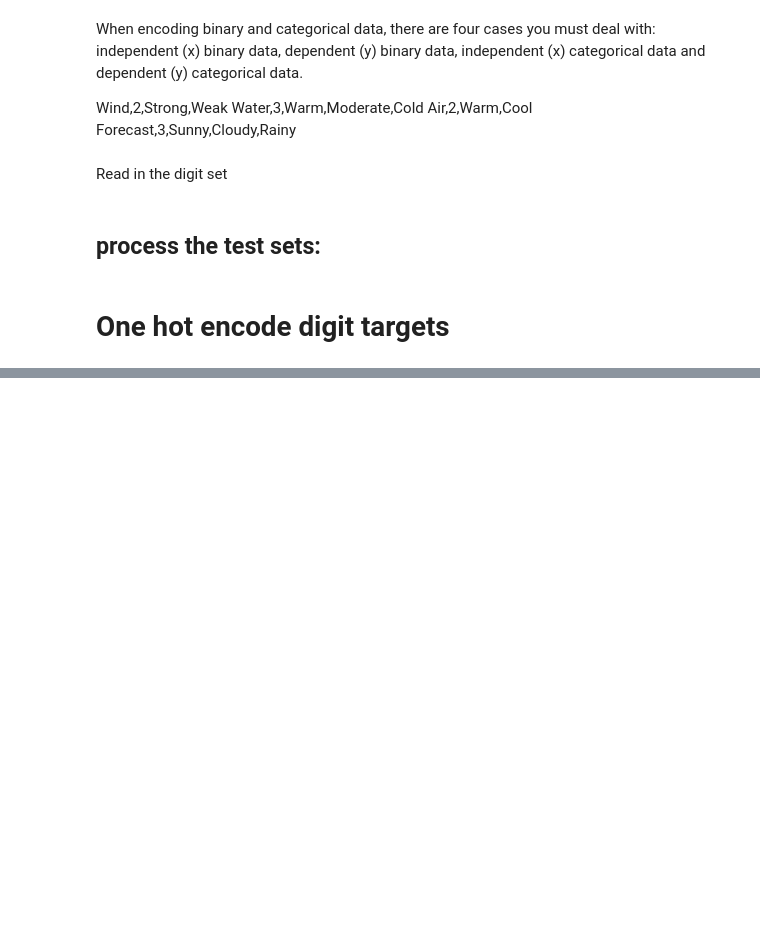
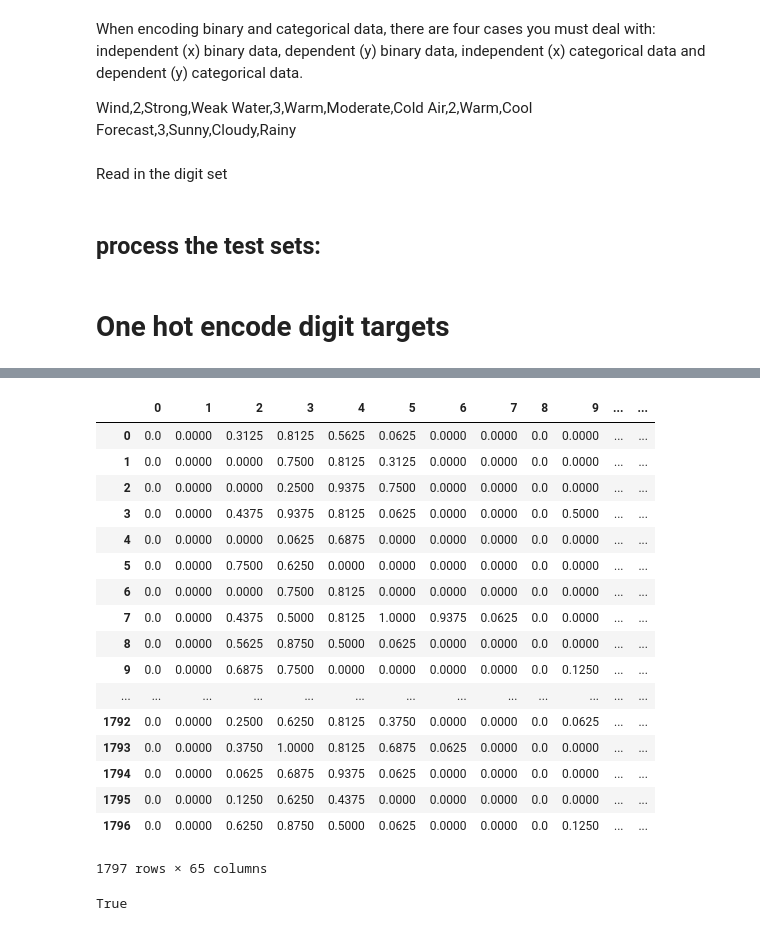
Before and after one commit to AllisonBolen/neuralNet, a Jupyter notebook: Normalization.ipynb, the cells around one changed output, grey strips where cells are left out. Drawn from its saved outputs; the diff is of its cells as text; code cells hidden in the pictures; blank space fills up the shorter version.

```diff
--- a/Normalization.ipynb
+++ b/Normalization.ipynb
@@ -204,0 +224,46 @@ test
+# %%
+# Digit Test set
+
+digitDataTotal = pd.read_csv("digits-test.data", sep=" ", header=None)
+
+targets = digitDataTotal[64]
+features = digitDataTotal.iloc[:,0:64]
+
+
+x = detectTypes(features)
+save_it_all(x, "./TestingdigitCleanDict.pkl")
+
+f = onehotTargets(targets)
+save_it_all(f, "./TestingdigitTargetCleanDict.pkl")
+
+new = digitLineByLine(features, x)
+
+df = pd.DataFrame(new, columns=range(0,len(new[0])))
+df[64] = targets.tolist()
+
+df.to_csv("testDigit.csv", sep=',', index=None, header=None)
+test = pd.read_csv("testDigit.csv", sep=',', header=None)
+test
+# %% [output]
+|  | 0 | 1 | 2 | 3 | 4 | 5 | 6 | 7 | 8 | 9 | ... | ... |
+| 0 | 0.0 | 0.0000 | 0.3125 | 0.8125 | 0.5625 | 0.0625 | 0.0000 | 0.0000 | 0.0 | 0.0000 | ... | ... |
+| 1 | 0.0 | 0.0000 | 0.0000 | 0.7500 | 0.8125 | 0.3125 | 0.0000 | 0.0000 | 0.0 | 0.0000 | ... | ... |
+| 2 | 0.0 | 0.0000 | 0.0000 | 0.2500 | 0.9375 | 0.7500 | 0.0000 | 0.0000 | 0.0 | 0.0000 | ... | ... |
+| 3 | 0.0 | 0.0000 | 0.4375 | 0.9375 | 0.8125 | 0.0625 | 0.0000 | 0.0000 | 0.0 | 0.5000 | ... | ... |
+| 4 | 0.0 | 0.0000 | 0.0000 | 0.0625 | 0.6875 | 0.0000 | 0.0000 | 0.0000 | 0.0 | 0.0000 | ... | ... |
+| 5 | 0.0 | 0.0000 | 0.7500 | 0.6250 | 0.0000 | 0.0000 | 0.0000 | 0.0000 | 0.0 | 0.0000 | ... | ... |
+| 6 | 0.0 | 0.0000 | 0.0000 | 0.7500 | 0.8125 | 0.0000 | 0.0000 | 0.0000 | 0.0 | 0.0000 | ... | ... |
+| 7 | 0.0 | 0.0000 | 0.4375 | 0.5000 | 0.8125 | 1.0000 | 0.9375 | 0.0625 | 0.0 | 0.0000 | ... | ... |
+| 8 | 0.0 | 0.0000 | 0.5625 | 0.8750 | 0.5000 | 0.0625 | 0.0000 | 0.0000 | 0.0 | 0.0000 | ... | ... |
+| 9 | 0.0 | 0.0000 | 0.6875 | 0.7500 | 0.0000 | 0.0000 | 0.0000 | 0.0000 | 0.0 | 0.1250 | ... | ... |
+| ... | ... | ... | ... | ... | ... | ... | ... | ... | ... | ... | ... | ... |
+| 1792 | 0.0 | 0.0000 | 0.2500 | 0.6250 | 0.8125 | 0.3750 | 0.0000 | 0.0000 | 0.0 | 0.0625 | ... | ... |
+| 1793 | 0.0 | 0.0000 | 0.3750 | 1.0000 | 0.8125 | 0.6875 | 0.0625 | 0.0000 | 0.0 | 0.0000 | ... | ... |
+| 1794 | 0.0 | 0.0000 | 0.0625 | 0.6875 | 0.9375 | 0.0625 | 0.0000 | 0.0000 | 0.0 | 0.0000 | ... | ... |
+| 1795 | 0.0 | 0.0000 | 0.1250 | 0.6250 | 0.4375 | 0.0000 | 0.0000 | 0.0000 | 0.0 | 0.0000 | ... | ... |
+| 1796 | 0.0 | 0.0000 | 0.6250 | 0.8750 | 0.5000 | 0.0625 | 0.0000 | 0.0000 | 0.0 | 0.1250 | ... | ... |
+1797 rows × 65 columns
+# %%
+f==fx
+# %% [output]
+True
```
Also changed, not shown: parts of 1 cell of this notebook, 11 other files.
